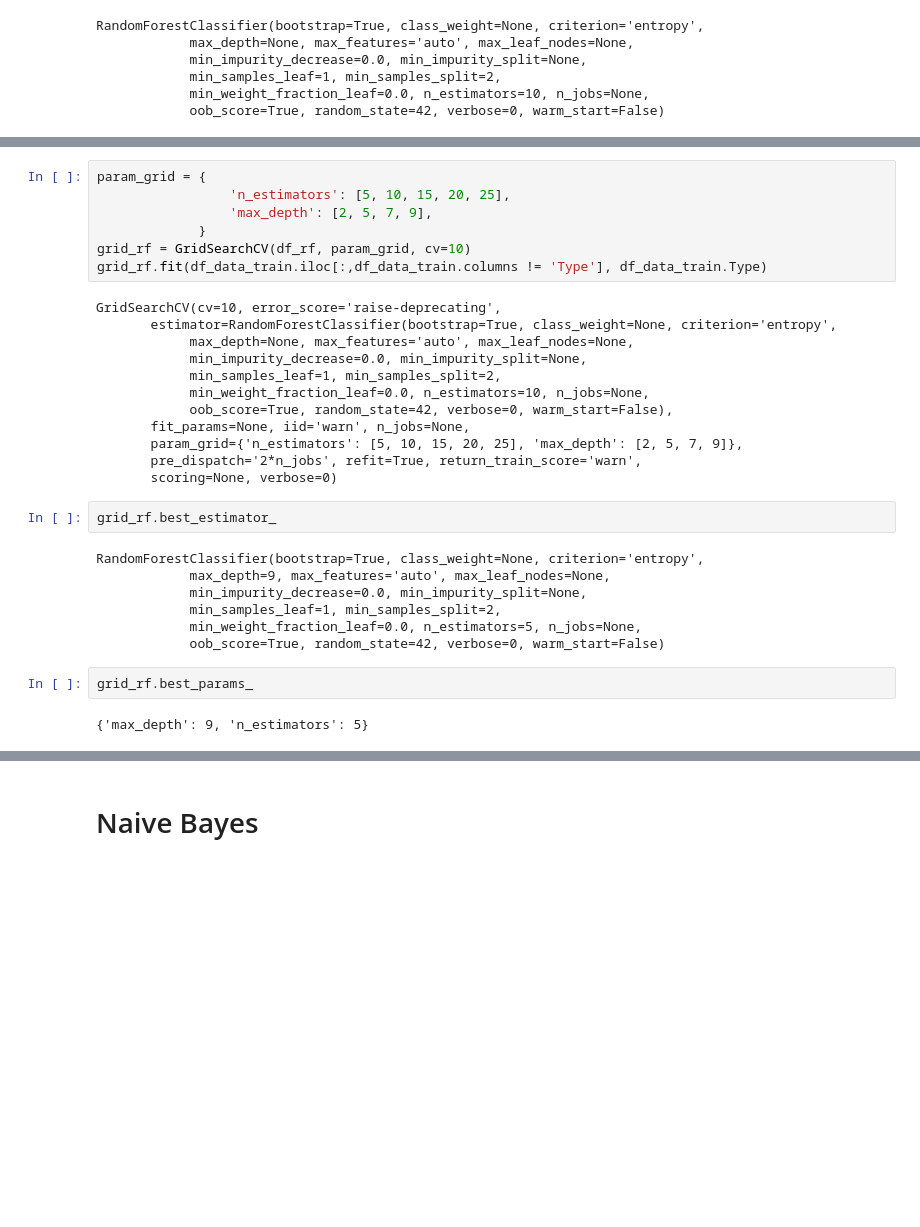
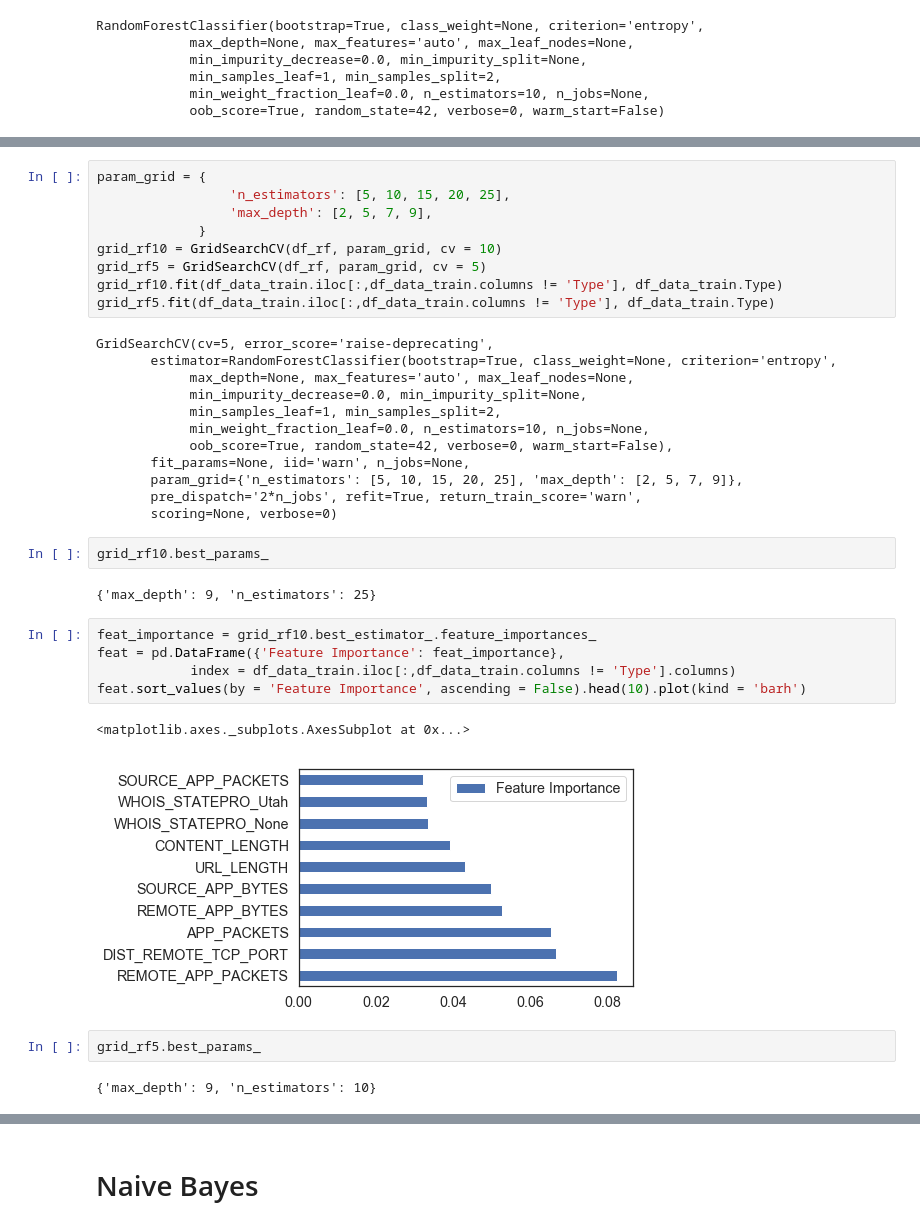
Before and after one commit to tengdann/si618, a Jupyter notebook: 618_Homework_07.ipynb, the cells around one changed output, grey strips where cells are left out. Drawn from its saved outputs; the diff is of its cells as text; blank space fills up the shorter version.

```diff
--- a/618_Homework_07.ipynb
+++ b/618_Homework_07.ipynb
@@ -127,10 +133,12 @@ param_grid = {
                  'n_estimators': [5, 10, 15, 20, 25],
                  'max_depth': [2, 5, 7, 9],
              }
-grid_rf = GridSearchCV(df_rf, param_grid, cv=10)
-grid_rf.fit(df_data_train.iloc[:,df_data_train.columns != 'Type'], df_data_train.Type)
+grid_rf10 = GridSearchCV(df_rf, param_grid, cv = 10)
+grid_rf5 = GridSearchCV(df_rf, param_grid, cv = 5)
+grid_rf10.fit(df_data_train.iloc[:,df_data_train.columns != 'Type'], df_data_train.Type)
+grid_rf5.fit(df_data_train.iloc[:,df_data_train.columns != 'Type'], df_data_train.Type)
 # %% [output]
-GridSearchCV(cv=10, error_score='raise-deprecating',
+GridSearchCV(cv=5, error_score='raise-deprecating',
        estimator=RandomForestClassifier(bootstrap=True, class_weight=None, criterion='entropy',
             max_depth=None, max_features='auto', max_leaf_nodes=None,
             min_impurity_decrease=0.0, min_impurity_split=None,
@@ -141,16 +149,19 @@ GridSearchCV(cv=10, error_score='raise-deprecating',
        param_grid={'n_estimators': [5, 10, 15, 20, 25], 'max_depth': [2, 5, 7, 9]},
        pre_dispatch='2*n_jobs', refit=True, return_train_score='warn',
        scoring=None, verbose=0)
-# %%
-grid_rf.best_estimator_
-# %% [output]
-RandomForestClassifier(bootstrap=True, class_weight=None, criterion='entropy',
-            max_depth=9, max_features='auto', max_leaf_nodes=None,
-            min_impurity_decrease=0.0, min_impurity_split=None,
-            min_samples_leaf=1, min_samples_split=2,
-            min_weight_fraction_leaf=0.0, n_estimators=5, n_jobs=None,
-            oob_score=True, random_state=42, verbose=0, warm_start=False)
 # %%
-grid_rf.best_params_
+grid_rf10.best_params_
 # %% [output]
-{'max_depth': 9, 'n_estimators': 5}
+{'max_depth': 9, 'n_estimators': 25}
+# %%
+feat_importance = grid_rf10.best_estimator_.feature_importances_
+feat = pd.DataFrame({'Feature Importance': feat_importance},
+            index = df_data_train.iloc[:,df_data_train.columns != 'Type'].columns)
+feat.sort_values(by = 'Feature Importance', ascending = False).head(10).plot(kind = 'barh')
+# %% [output]
+<matplotlib.axes._subplots.AxesSubplot at 0x...>
+[figure, added]
+# %%
+grid_rf5.best_params_
+# %% [output]
+{'max_depth': 9, 'n_estimators': 10}
```
Also changed, not shown: parts of 19 cells of this notebook.
